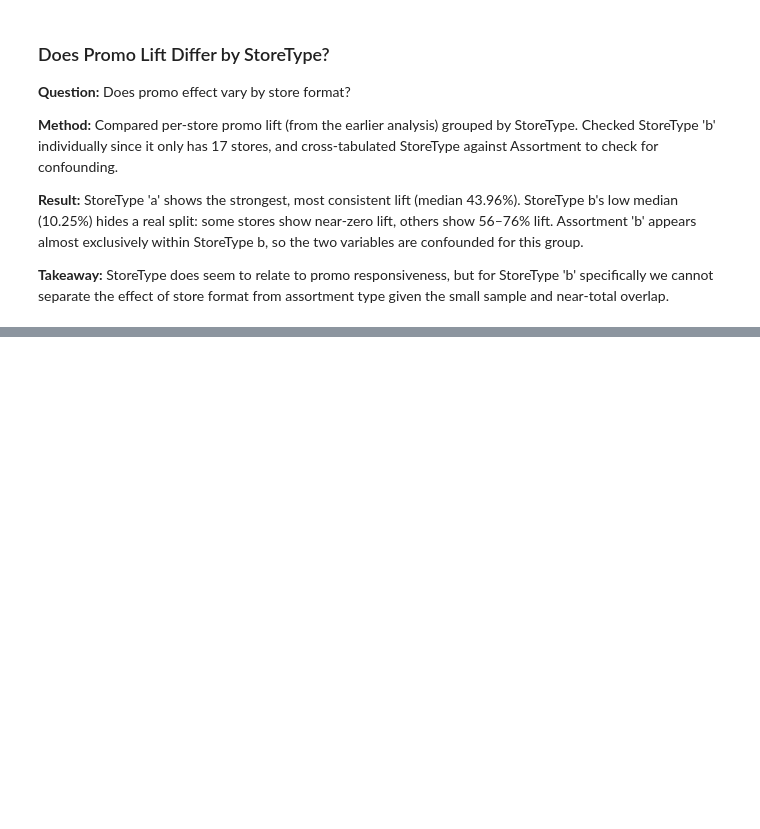
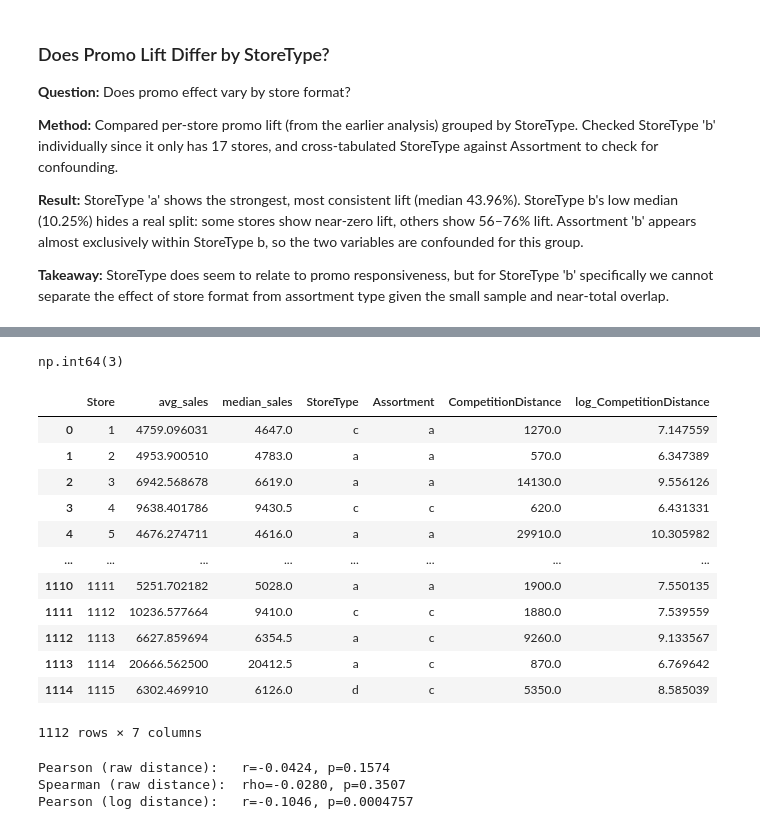
Before and after one commit to Aliraza-Amjad-Shaikh/demand-lens, a Jupyter notebook: notebooks/02_eda.ipynb, the cells around one changed output, grey strips where cells are left out. Saved outputs shown, nothing was run; the diff lists cells and outputs as text; code cells hidden in the pictures; blank space fills up the shorter version.

Commit message:
Did some finding on the CompetitionDistance related to Sales

```diff
--- a/notebooks/02_eda.ipynb
+++ b/notebooks/02_eda.ipynb
@@ -235,0 +240,15 @@ pd.crosstab(promo_by_store_type_assort['StoreType'], promo_by_store_type_assort[
+# %%
+store_level = (
+    open_days
+    .groupby('Store')
+    .agg(
+        avg_sales=('Sales', 'mean'),
+        median_sales=('Sales', 'median'),
+        StoreType=('StoreType', 'first'),
+        Assortment=('Assortment', 'first'),
+        CompetitionDistance=('CompetitionDistance', 'first')
+    )
+    .reset_index()
+)
+
+store_level
@@ -235,0 +282,27 @@ pd.crosstab(promo_by_store_type_assort['StoreType'], promo_by_store_type_assort[
+# %%
+store_level["CompetitionDistance"].isnull().sum()
+# %% [output]
+np.int64(3)
+# %%
+import numpy as np
+from scipy import stats
+
+store_level_clean = store_level.dropna(subset=['CompetitionDistance']).copy()
+
+store_level_clean['log_CompetitionDistance'] = np.log1p(store_level_clean['CompetitionDistance'])
+# %%
+store_level_clean
+# %% [output]
+|  | Store | avg_sales | median_sales | StoreType | Assortment | CompetitionDistance | log_CompetitionDistance |
+| 0 | 1 | 4759.096031 | 4647.0 | c | a | 1270.0 | 7.147559 |
+| 1 | 2 | 4953.900510 | 4783.0 | a | a | 570.0 | 6.347389 |
+| 2 | 3 | 6942.568678 | 6619.0 | a | a | 14130.0 | 9.556126 |
+| 3 | 4 | 9638.401786 | 9430.5 | c | c | 620.0 | 6.431331 |
+| 4 | 5 | 4676.274711 | 4616.0 | a | a | 29910.0 | 10.305982 |
+| ... | ... | ... | ... | ... | ... | ... | ... |
+| 1110 | 1111 | 5251.702182 | 5028.0 | a | a | 1900.0 | 7.550135 |
+| 1111 | 1112 | 10236.577664 | 9410.0 | c | c | 1880.0 | 7.539559 |
+| 1112 | 1113 | 6627.859694 | 6354.5 | a | c | 9260.0 | 9.133567 |
+| 1113 | 1114 | 20666.562500 | 20412.5 | a | c | 870.0 | 6.769642 |
+| 1114 | 1115 | 6302.469910 | 6126.0 | d | c | 5350.0 | 8.585039 |
+1112 rows × 7 columns
@@ -235,0 +315,10 @@ pd.crosstab(promo_by_store_type_assort['StoreType'], promo_by_store_type_assort[
+# %%
+print(f"Pearson (raw distance):   r={pearson_raw:.4f}, p={p_pearson_raw:.4g}")
+
+print(f"Spearman (raw distance):  rho={spearman_raw:.4f}, p={p_spearman_raw:.4g}")
+
+print(f"Pearson (log distance):   r={pearson_log:.4f}, p={p_pearson_log:.4g}")
+# %% [output]
+Pearson (raw distance):   r=-0.0424, p=0.1574
+Spearman (raw distance):  rho=-0.0280, p=0.3507
+Pearson (log distance):   r=-0.1046, p=0.0004757
```
Also changed, not shown: parts of 7 cells of this notebook.
